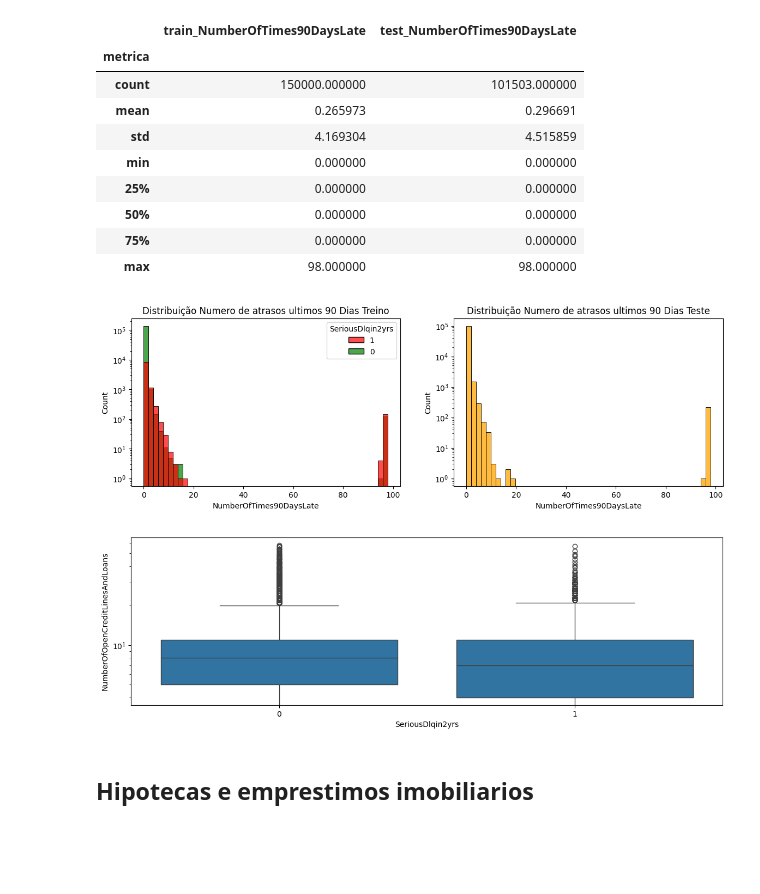
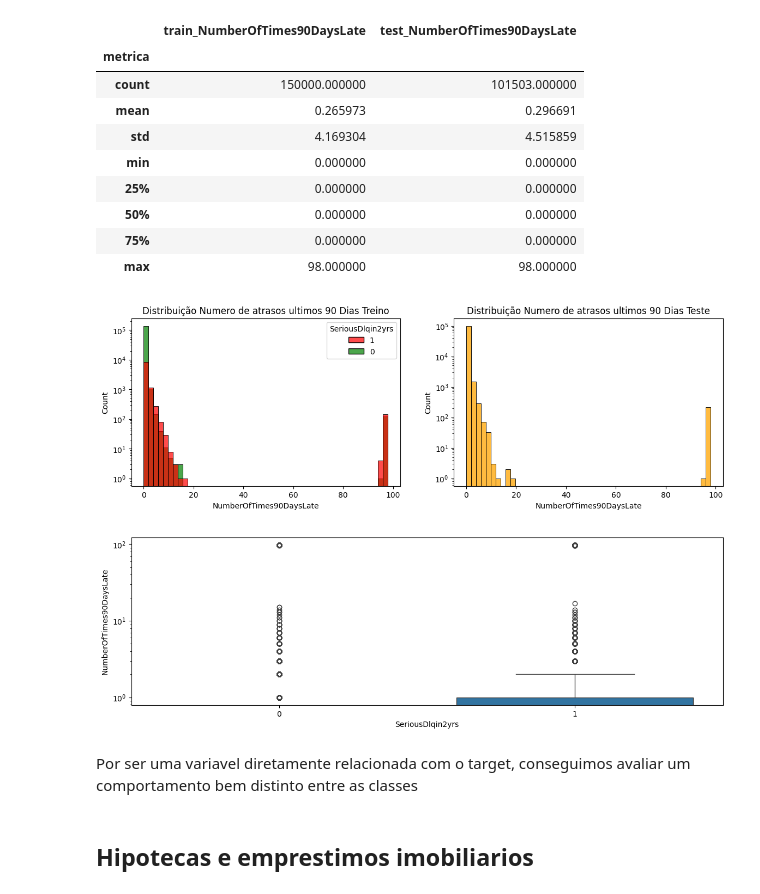
Before and after one commit to RubensSJunior/creditRisk_DecisionEngine, a Jupyter notebook: notebook/02_explore.ipynb, the cells around one changed output. Drawn from its saved outputs; the diff is of its cells as text; code cells hidden in the pictures; blank space fills up the shorter version.

```diff
--- a/notebook/02_explore.ipynb
+++ b/notebook/02_explore.ipynb
@@ -255,21 +379,22 @@ generateDescribe(df_train,df_test,"NumberOfTimes90DaysLate")
 # %%
 fig, axis = plt.subplots(1,2,figsize=(14, 4))
 axis[0].set_title("Distribuição Numero de atrasos ultimos 90 Dias Treino")
 sns.histplot(df_train,x="NumberOfTimes90DaysLate",bins=50,hue="SeriousDlqin2yrs",ax=axis[0],hue_order=[1, 0],palette={0: "green", 1: "red"}, alpha=.7)
 axis[0].set_yscale("log")
 axis[0].ticklabel_format(style='plain', axis='x')
 axis[1].set_title("Distribuição Numero de atrasos ultimos 90 Dias Teste")
 sns.histplot(df_test,x="NumberOfTimes90DaysLate",bins=50,ax=axis[1],color="orange")
 axis[1].set_yscale("log")
 axis[1].ticklabel_format(style='plain', axis='x')
+
+fig, axis = plt.subplots(1,1,figsize=(14, 4))
+sns.boxplot(df_train,y="NumberOfTimes90DaysLate",x="SeriousDlqin2yrs")
+axis.set_yscale("log")
 # %% [output]
 [figure]
+[figure, added]
-# %%
-fig, axis = plt.subplots(1,1,figsize=(14, 4))
-sns.boxplot(df_train,y="NumberOfOpenCreditLinesAndLoans",x="SeriousDlqin2yrs")
-axis.set_yscale("log")
-# %% [output]
-[figure, removed]
+# %% [markdown]
+Por ser uma variavel diretamente relacionada com o target, conseguimos avaliar um comportamento bem distinto entre as classes
 # %% [markdown]
 ## Hipotecas e emprestimos imobiliarios
 # %%
```
Also changed, not shown: parts of 44 cells of this notebook, 5 other files.
